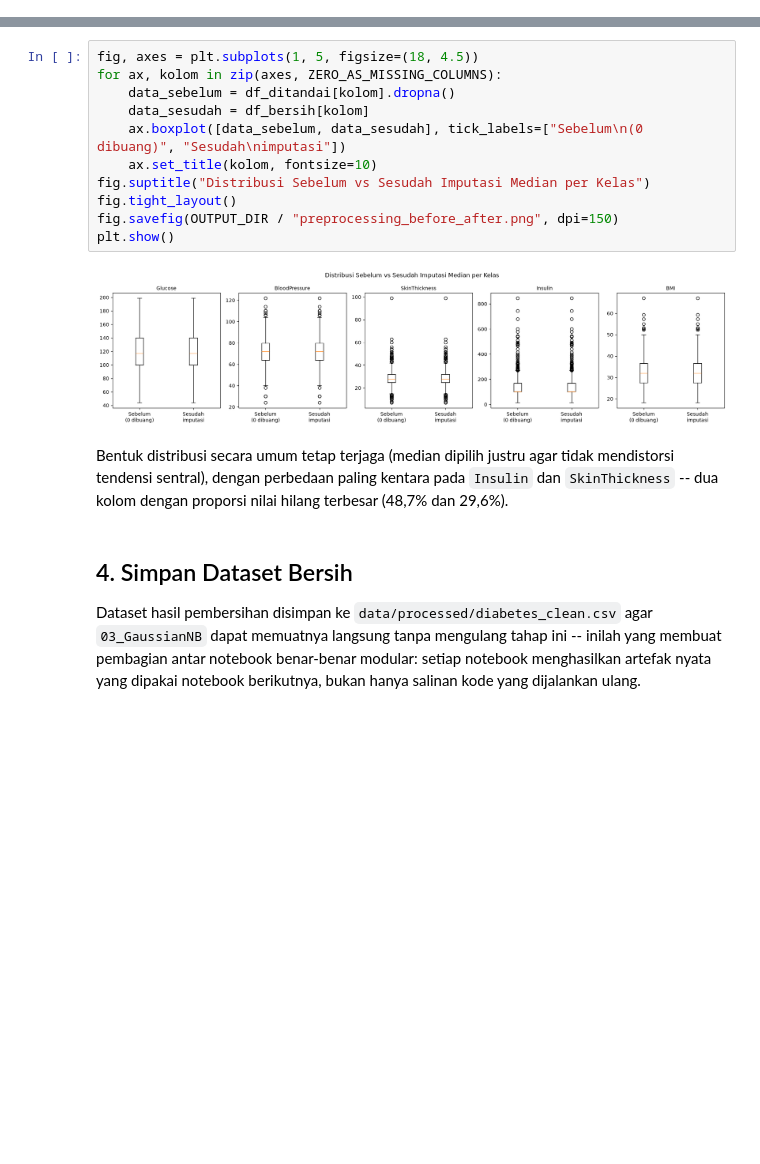
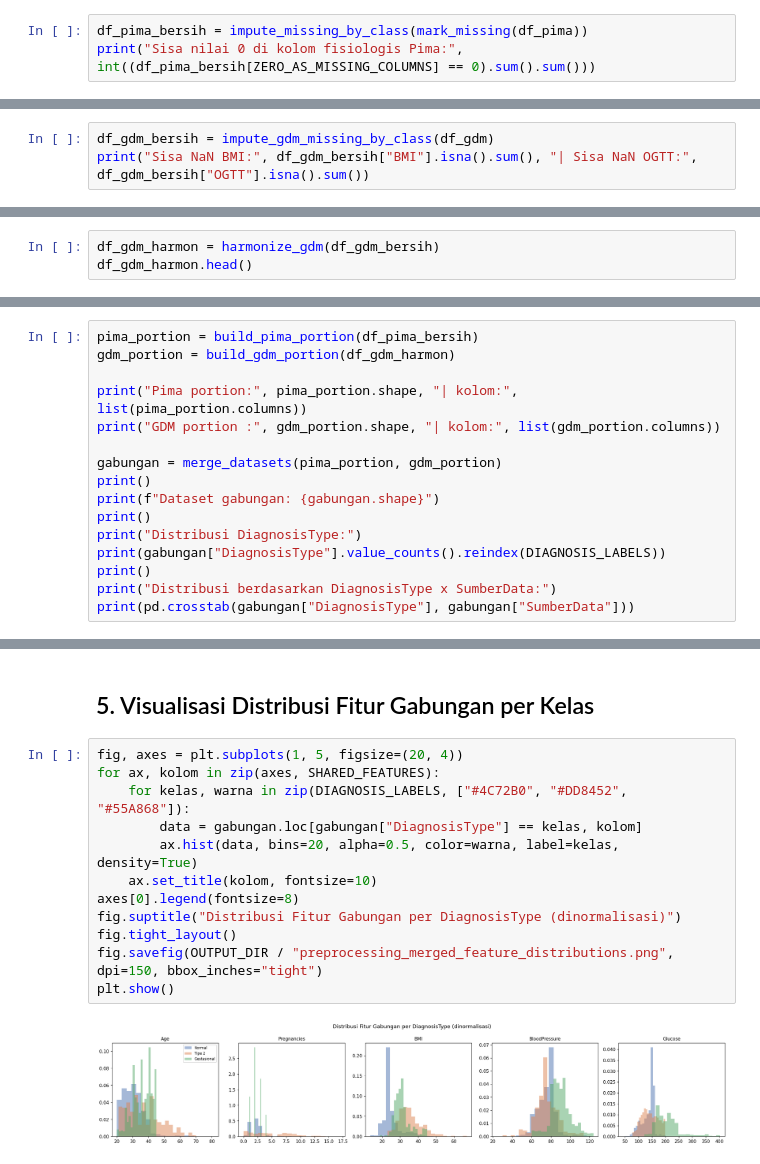
Before and after one commit to maniikambara/diabetes-risk-gnb, a Jupyter notebook: notebooks/02_Preprocessing.ipynb, the cells around one changed output, grey strips where cells are left out. Drawn from its saved outputs; the diff is of its cells as text; blank space fills up the shorter version.

```diff
--- a/notebooks/02_Preprocessing.ipynb
+++ b/notebooks/02_Preprocessing.ipynb
@@ -90,0 +46,3 @@ Jumlah NaN tersisa setelah imputasi: 0
+# %%
+df_pima_bersih = impute_missing_by_class(mark_missing(df_pima))
+print("Sisa nilai 0 di kolom fisiologis Pima:", int((df_pima_bersih[ZERO_AS_MISSING_COLUMNS] == 0).sum().sum()))
@@ -90,0 +61,3 @@ Jumlah NaN tersisa setelah imputasi: 0
+# %%
+df_gdm_bersih = impute_gdm_missing_by_class(df_gdm)
+print("Sisa NaN BMI:", df_gdm_bersih["BMI"].isna().sum(), "| Sisa NaN OGTT:", df_gdm_bersih["OGTT"].isna().sum())
@@ -90,0 +68,3 @@ Jumlah NaN tersisa setelah imputasi: 0
+# %%
+df_gdm_harmon = harmonize_gdm(df_gdm_bersih)
+df_gdm_harmon.head()
@@ -90,0 +83,16 @@ Jumlah NaN tersisa setelah imputasi: 0
+# %%
+pima_portion = build_pima_portion(df_pima_bersih)
+gdm_portion = build_gdm_portion(df_gdm_harmon)
+
+print("Pima portion:", pima_portion.shape, "| kolom:", list(pima_portion.columns))
+print("GDM portion :", gdm_portion.shape, "| kolom:", list(gdm_portion.columns))
+
+gabungan = merge_datasets(pima_portion, gdm_portion)
+print()
+print(f"Dataset gabungan: {gabungan.shape}")
+print()
+print("Distribusi DiagnosisType:")
+print(gabungan["DiagnosisType"].value_counts().reindex(DIAGNOSIS_LABELS))
+print()
+print("Distribusi berdasarkan DiagnosisType x SumberData:")
+print(pd.crosstab(gabungan["DiagnosisType"], gabungan["SumberData"]))
@@ -91,26 +125,16 @@ Jumlah NaN tersisa setelah imputasi: 0
+# %% [markdown]
+## 5. Visualisasi Distribusi Fitur Gabungan per Kelas
 # %%
-fig, axes = plt.subplots(1, 5, figsize=(18, 4.5))
-for ax, kolom in zip(axes, ZERO_AS_MISSING_COLUMNS):
-    data_sebelum = df_ditandai[kolom].dropna()
-    data_sesudah = df_bersih[kolom]
-    ax.boxplot([data_sebelum, data_sesudah], tick_labels=["Sebelum\n(0 dibuang)", "Sesudah\nimputasi"])
+fig, axes = plt.subplots(1, 5, figsize=(20, 4))
+for ax, kolom in zip(axes, SHARED_FEATURES):
+    for kelas, warna in zip(DIAGNOSIS_LABELS, ["#4C72B0", "#DD8452", "#55A868"]):
+        data = gabungan.loc[gabungan["DiagnosisType"] == kelas, kolom]
+        ax.hist(data, bins=20, alpha=0.5, color=warna, label=kelas, density=True)
     ax.set_title(kolom, fontsize=10)
-fig.suptitle("Distribusi Sebelum vs Sesudah Imputasi Median per Kelas")
+axes[0].legend(fontsize=8)
+fig.suptitle("Distribusi Fitur Gabungan per DiagnosisType (dinormalisasi)")
 fig.tight_layout()
-fig.savefig(OUTPUT_DIR / "preprocessing_before_after.png", dpi=150)
+fig.savefig(OUTPUT_DIR / "preprocessing_merged_feature_distributions.png", dpi=150, bbox_inches="tight")
 plt.show()
 # %% [output]
-[figure, old version]
+[figure, new version]
-# %% [markdown]
-Bentuk distribusi secara umum tetap terjaga (median dipilih justru
-agar tidak mendistorsi tendensi sentral), dengan perbedaan paling
-kentara pada `Insulin` dan `SkinThickness` -- dua kolom dengan
-proporsi nilai hilang terbesar (48,7% dan 29,6%).
-# %% [markdown]
-## 4. Simpan Dataset Bersih
-
-Dataset hasil pembersihan disimpan ke `data/processed/diabetes_clean.csv`
-agar `03_GaussianNB` dapat memuatnya langsung tanpa mengulang tahap
-ini -- inilah yang membuat pembagian antar notebook benar-benar
-modular: setiap notebook menghasilkan artefak nyata yang dipakai
-notebook berikutnya, bukan hanya salinan kode yang dijalankan ulang.
```
Also changed, not shown: parts of 24 cells of this notebook, 22 other files.
